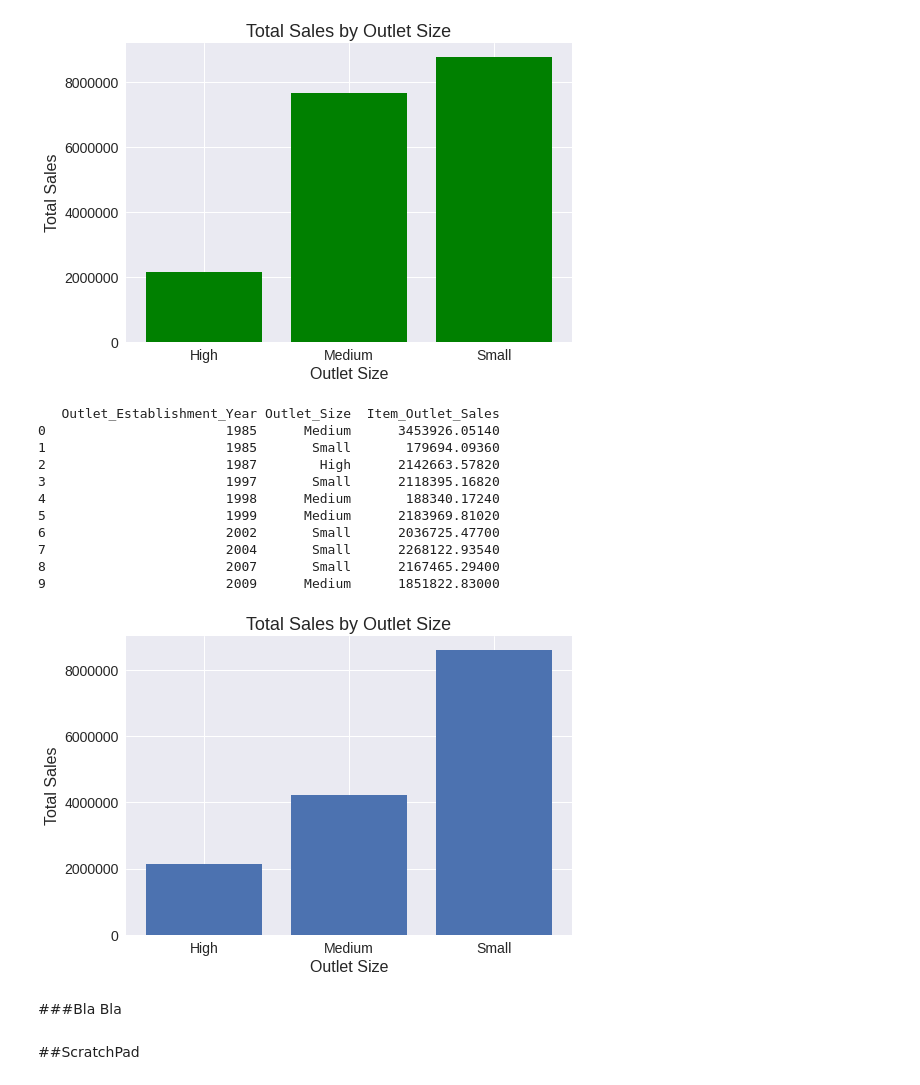
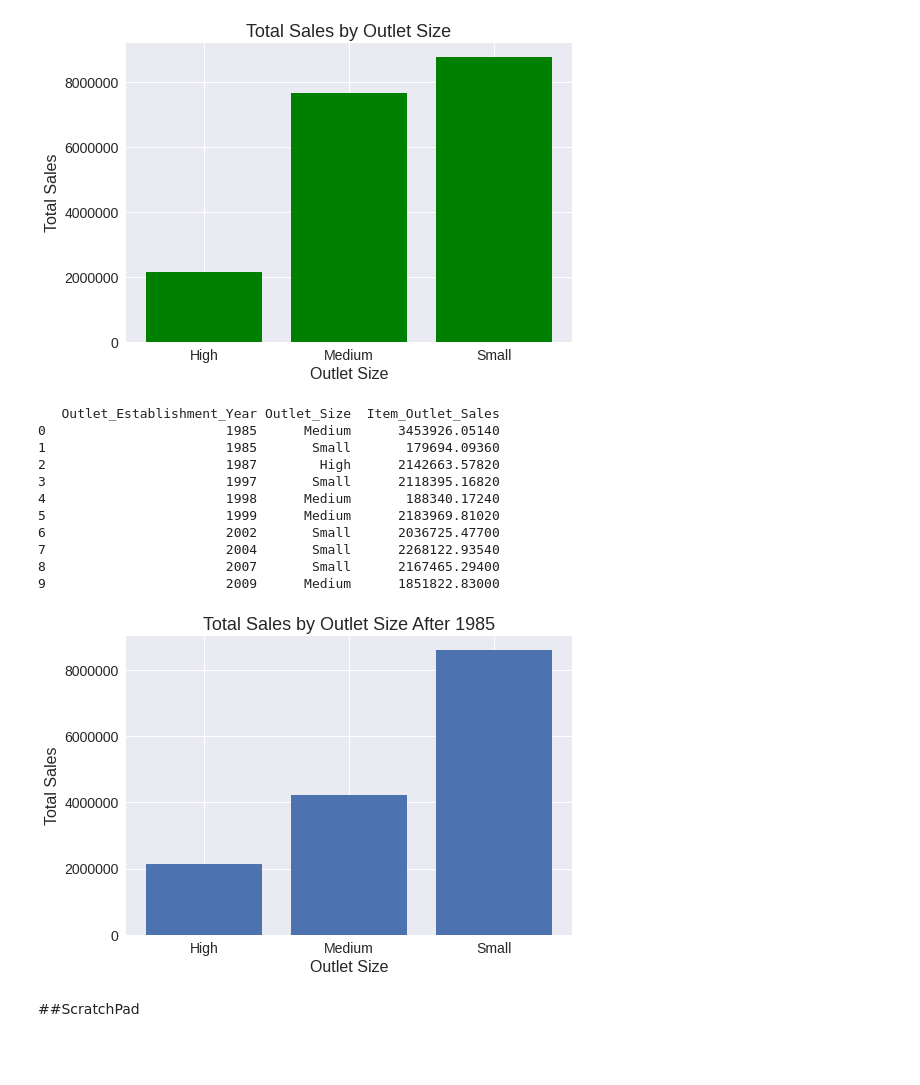
Before and after one commit to mselmasry/Project1_SalesPrediction, a Jupyter notebook: SalesPredictions.ipynb, the cells around one changed output. Cells and saved outputs as stored; diff of their text form; code cells hidden in the pictures; blank space fills up the shorter version.

Commit message:
Part4 of Project, Editing Visual 2 Title and following comment

```diff
--- a/SalesPredictions.ipynb
+++ b/SalesPredictions.ipynb
@@ -667,37 +667,35 @@ plt.yticks(fontsize=14);
 # %%
 #Total Sales By Outlet Establishment Year
 salesByEstYear = df.groupby(['Outlet_Establishment_Year','Outlet_Size'])['Item_Outlet_Sales'].sum().reset_index()
 print(salesByEstYear)
 print()
 
 #Since year 85 has a very high sales value that could skew the results
 #Excluding it to compare Sales per Outlet Type
 
 estYearFilter = salesByEstYear['Outlet_Establishment_Year'] > 1985
 salesByEstYear = salesByEstYear.loc[estYearFilter,:];
 salesByEstYearAfter85 = salesByEstYear.groupby('Outlet_Size')['Item_Outlet_Sales'].sum().reset_index();
 plt.bar(salesByEstYearAfter85['Outlet_Size'],salesByEstYearAfter85['Item_Outlet_Sales']);
 plt.ticklabel_format(style='plain',axis='y')
 plt.xlabel('Outlet Size' , fontsize = 16);
 plt.ylabel('Total Sales' , fontsize = 16);
-plt.title('Total Sales by Outlet Size', fontsize=18);
+plt.title('Total Sales by Outlet Size After 1985', fontsize=18);
 plt.xticks(fontsize=14);
 plt.yticks(fontsize=14);
 # %% [output]
    Outlet_Establishment_Year Outlet_Size  Item_Outlet_Sales
 0                       1985      Medium      3453926.05140
 1                       1985       Small       179694.09360
 2                       1987        High      2142663.57820
 3                       1997       Small      2118395.16820
 4                       1998      Medium       188340.17240
 5                       1999      Medium      2183969.81020
 6                       2002       Small      2036725.47700
 7                       2004       Small      2268122.93540
 8                       2007       Small      2167465.29400
 9                       2009      Medium      1851822.83000
-[figure, old version]
+[figure, new version]
-# %% [markdown]
-###Bla Bla
 # %% [markdown]
 ##ScratchPad
 # %%
```
